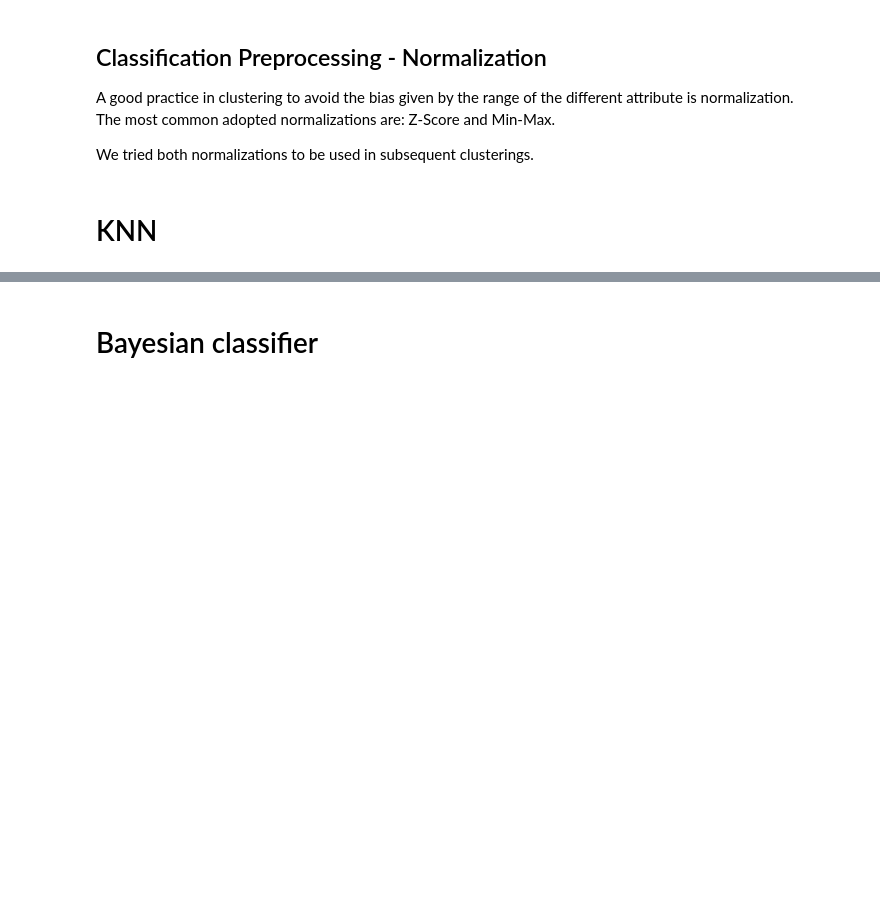
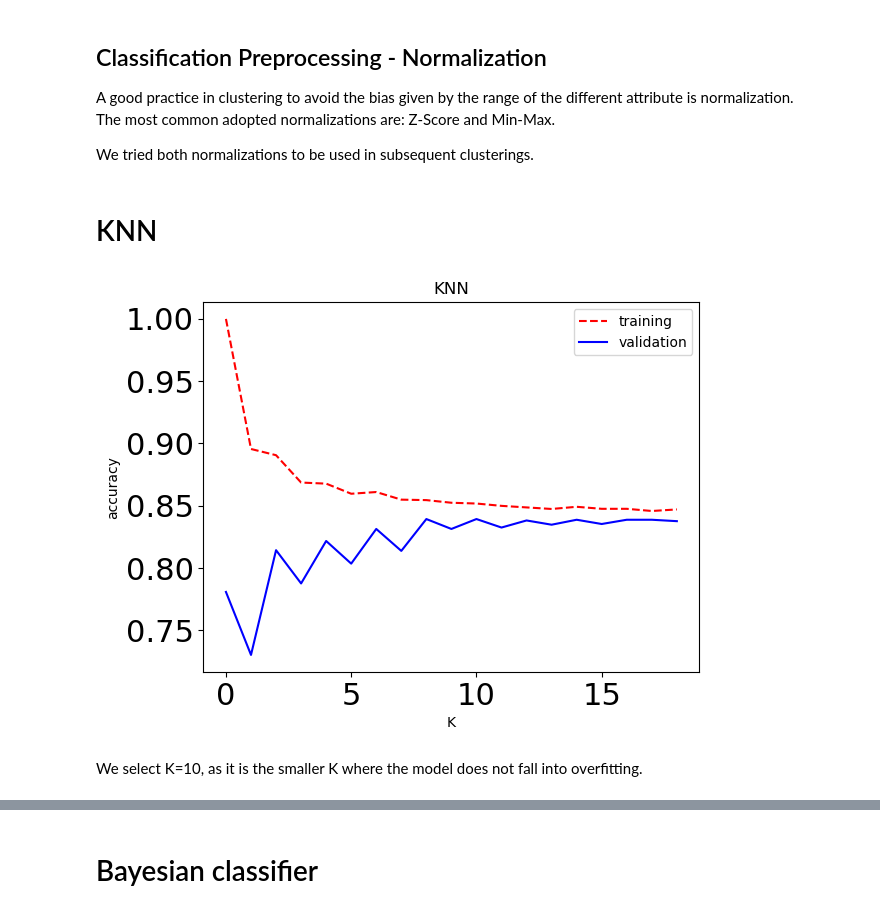
Before and after one commit to alessandrocubic/Unipi-Data-Mining-project-AY-22-23, a Jupyter notebook: TASK 3/Classification.ipynb, the cells around one changed output, grey strips where cells are left out. Cells and saved outputs as stored; diff of their text form; code cells hidden in the pictures; blank space fills up the shorter version.

```diff
--- a/TASK 3/Classification.ipynb
+++ b/TASK 3/Classification.ipynb
@@ -22,2 +70,5 @@ df = pd.read_csv("../dataset/user_indicators_uncorrelated.csv")
 # %% [markdown]
 # Train Test split
+# %%
+X_dev, X_test, y_dev, y_test = train_test_split(X, y, random_state=15, test_size=0.15, stratify=y)
+X_train, X_val, y_train, y_val = train_test_split(X_dev, y_dev, random_state=15, test_size=0.18, stratify=y_dev)
@@ -36,2 +97,44 @@ X_std = scaler.fit_transform(df.values)
+# %%
+scaler = StandardScaler()
+X_std_dev = scaler.fit_transform(X_dev)
+X_std_train = scaler.fit_transform(X_train)
+X_std_val = scaler.fit_transform(X_val)
+X_std_test = scaler.fit_transform(X_test)
 # %% [markdown]
 # KNN
+# %%
+k_list = [x for x in range(1, 20)]
+knn_list = []
+acc_tr_list = []
+acc_val_list = []
+
+
+for k in k_list:
+    # Create knn model
+    knn = KNeighborsClassifier(n_neighbors=k)
+    knn.fit(X_std_train, y_train)
+    knn_list.append(knn)
+    # Predict for train and validation sets
+    y_pred_train = knn.predict(X_std_train)
+    y_pred_val = knn.predict(X_std_val)
+    # Accuracy
+    acc_tr = accuracy_score(y_train, y_pred_train)
+    acc_val = accuracy_score(y_val, y_pred_val)
+    acc_tr_list.append(acc_tr)
+    acc_val_list.append(acc_val)
+
+    #print('Accuracy train with k=', k, ':', acc_tr)
+    #print('Accuracy validation with k=', k, ':', acc_val)
+# %%
+plt.plot(range(len(acc_tr_list)), acc_tr_list, 'r--', label='training')
+plt.plot(range(len(acc_val_list)), acc_val_list, 'b-',  label='validation')
+plt.ylabel('accuracy')
+plt.xlabel('K')
+plt.tick_params(axis='both', which='major', labelsize=22)
+plt.title('KNN')
+plt.legend(loc="upper right")
+plt.show()
+# %% [output]
+[figure, added]
+# %% [markdown]
+We select K=10, as it is the smaller K where the model does not fall into overfitting.
```
Also changed, not shown: parts of 16 cells of this notebook.
